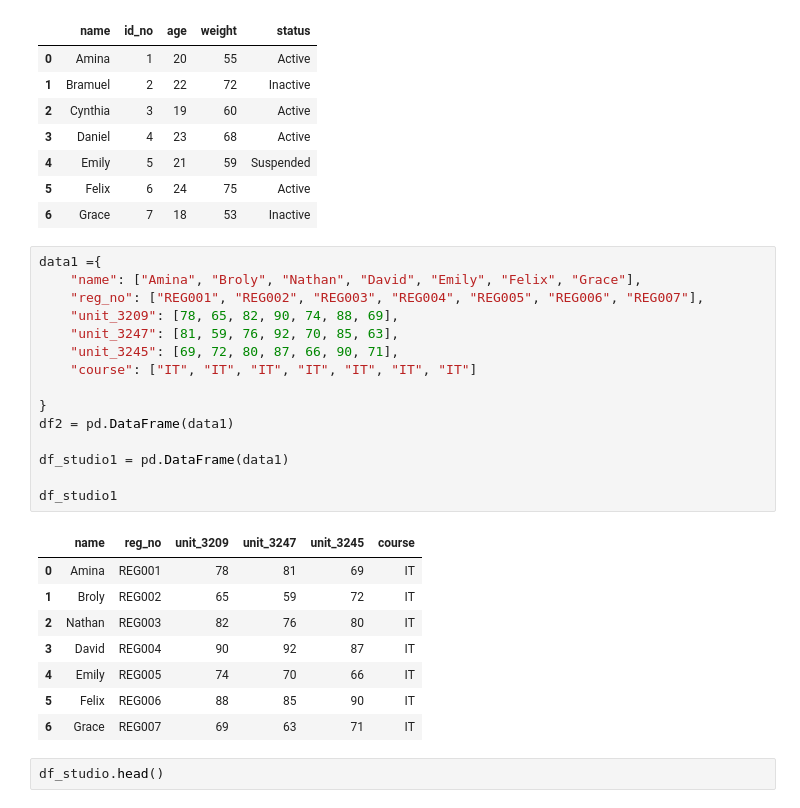
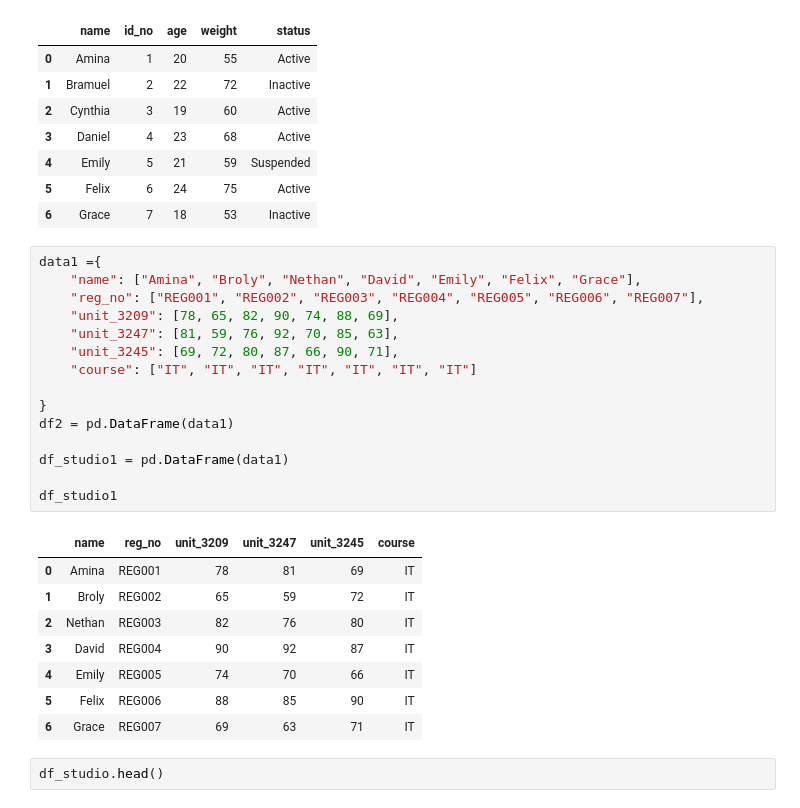
Before and after one commit to Clinton1029/Merging_data, a Jupyter notebook: Merging_data.ipynb, the cells around one changed output. Cells and saved outputs as stored; diff of their text form.

```diff
--- a/Merging_data.ipynb
+++ b/Merging_data.ipynb
@@ -24,24 +24,24 @@ df_studio.head(7)
 | 6 | Grace | 7 | 18 | 53 | Inactive |
 # %%
 data1 ={
-    "name": ["Amina", "Broly", "Nathan", "David", "Emily", "Felix", "Grace"],
+    "name": ["Amina", "Broly", "Nethan", "David", "Emily", "Felix", "Grace"],
     "reg_no": ["REG001", "REG002", "REG003", "REG004", "REG005", "REG006", "REG007"],
     "unit_3209": [78, 65, 82, 90, 74, 88, 69],
     "unit_3247": [81, 59, 76, 92, 70, 85, 63],
     "unit_3245": [69, 72, 80, 87, 66, 90, 71],
     "course": ["IT", "IT", "IT", "IT", "IT", "IT", "IT"]
 
 }
 df2 = pd.DataFrame(data1)
 
 df_studio1 = pd.DataFrame(data1)
 
 df_studio1
 # %% [output]
 |  | name | reg_no | unit_3209 | unit_3247 | unit_3245 | course |
 | 0 | Amina | REG001 | 78 | 81 | 69 | IT |
 | 1 | Broly | REG002 | 65 | 59 | 72 | IT |
-| 2 | Nathan | REG003 | 82 | 76 | 80 | IT |
+| 2 | Nethan | REG003 | 82 | 76 | 80 | IT |
 | 3 | David | REG004 | 90 | 92 | 87 | IT |
 | 4 | Emily | REG005 | 74 | 70 | 66 | IT |
 | 5 | Felix | REG006 | 88 | 85 | 90 | IT |
```
